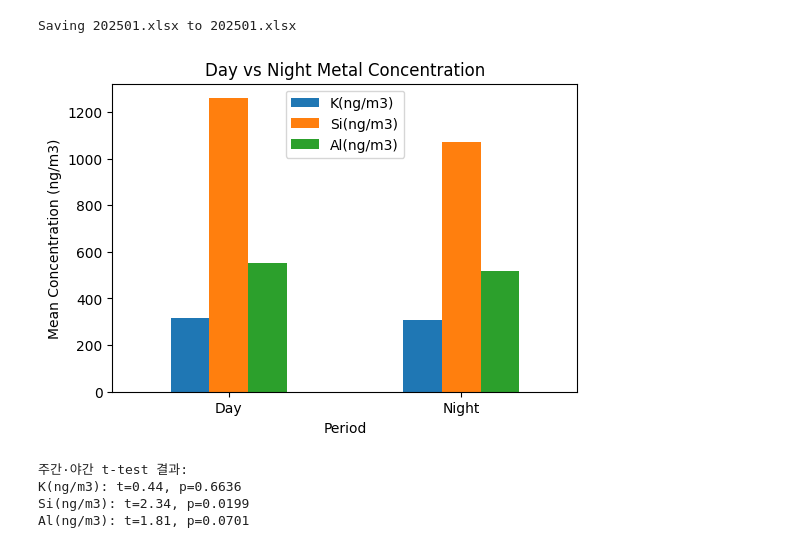
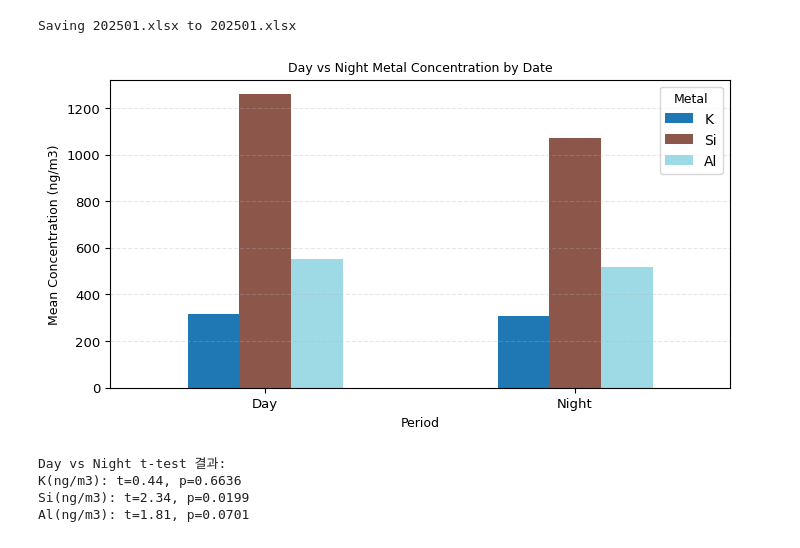
Before and after one commit to hyen0322/Data, a Jupyter notebook: Day vs Night Metal Concentration.ipynb, the cells around one changed output. Saved outputs shown, nothing was run; the diff lists cells and outputs as text; code cells hidden in the pictures.

```diff
--- a/Day vs Night Metal Concentration.ipynb
+++ b/Day vs Night Metal Concentration.ipynb
@@ -36,20 +36,37 @@ for metal in target_metals:
     t_stat, p_val = ttest_ind(day_values, night_values, nan_policy='omit')
     results[metal] = {'t-stat': t_stat, 'p-value': p_val}
 # %%
-# 그래프
-period_avg.plot(kind='bar', figsize=(6,4))
-plt.title('Day vs Night Metal Concentration')
-plt.ylabel('Mean Concentration (ng/m3)')
-plt.xticks(rotation=0)
+# Day vs Night 막대 그래프
+period_avg.plot(kind='bar',
+                figsize=(8,4),
+                width=0.5,
+                colormap='tab20')
+
+# 그래프 기본 설정
+plt.title('Day vs Night Metal Concentration by Date', fontsize=9)
+plt.xlabel('Period', fontsize=9)
+plt.ylabel('Mean Concentration (ng/m3)', fontsize=9)
+plt.xticks(rotation=0, fontsize=9.5)
+plt.yticks(fontsize=9.5)
+plt.grid(axis='y', linestyle='--', alpha=0.3)
+
+# 범례 설정
+plt.legend(loc='upper right',
+           labels=['K', 'Si', 'Al'],
+           fontsize=10,
+           title='Metal',
+           title_fontsize=9)
+
+# 그래프 결과 출력
 plt.show()
 
-# 결과 출력
-print("주간·야간 t-test 결과:")
+# t-test 결과 출력
+print("Day vs Night t-test 결과:")
 for metal, res in results.items():
     print(f"{metal}: t={res['t-stat']:.2f}, p={res['p-value']:.4f}")
 # %% [output]
-[figure, old version]
+[figure, new version]
-주간·야간 t-test 결과:
+Day vs Night t-test 결과:
 K(ng/m3): t=0.44, p=0.6636
 Si(ng/m3): t=2.34, p=0.0199
 Al(ng/m3): t=1.81, p=0.0701
```
